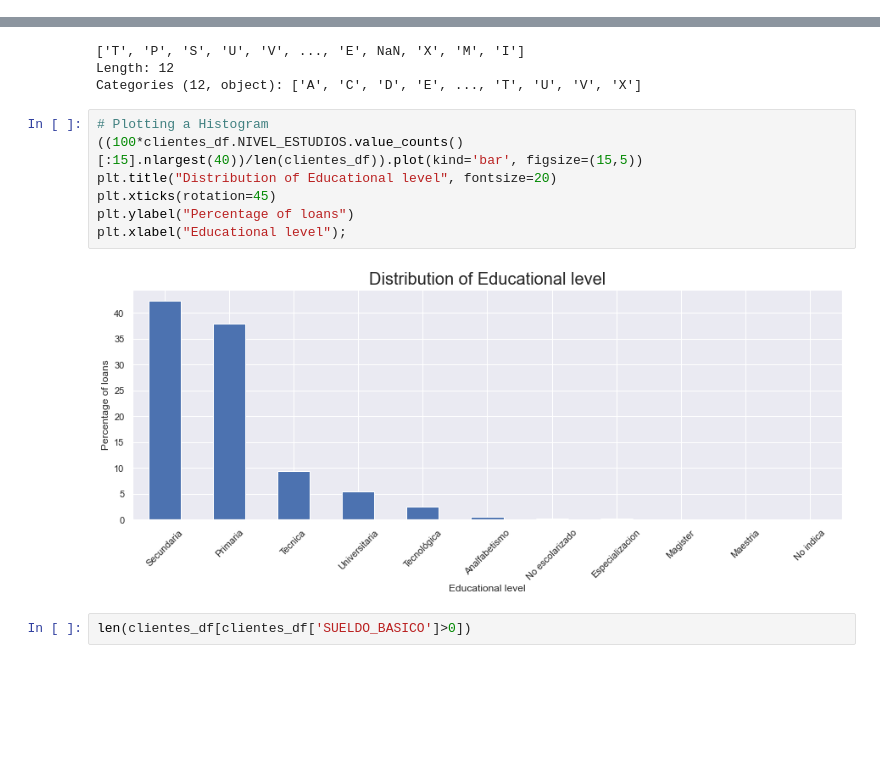
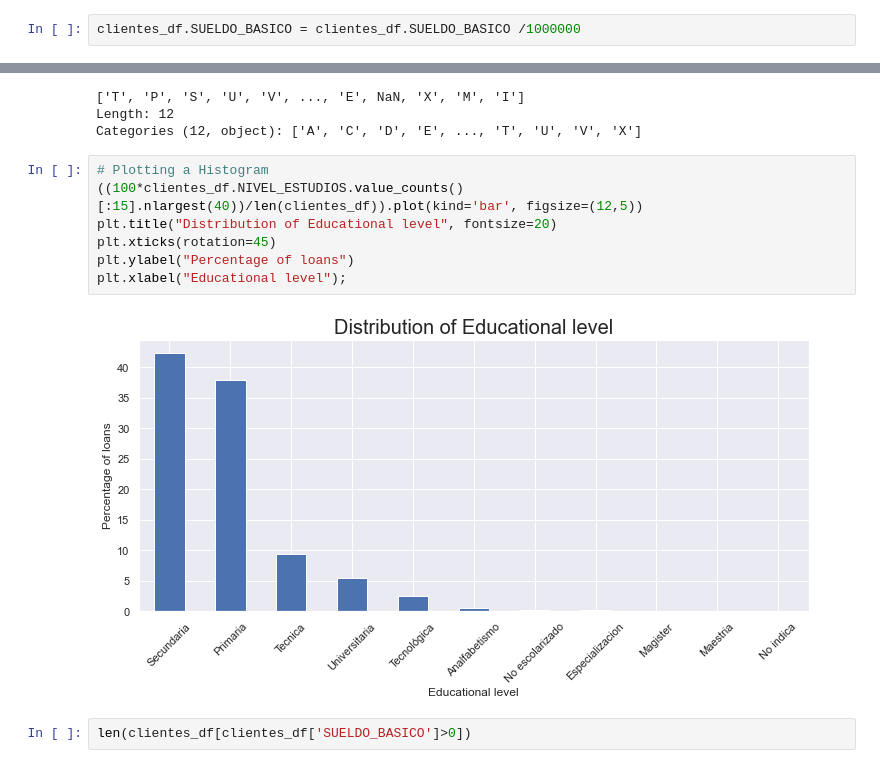
Before and after one commit to hdt94/ds4a-project, a Jupyter notebook: analytics/exploring/EDA_Clientes.ipynb, the cells around one changed output, grey strips where cells are left out. Cells and saved outputs as stored; diff of their text form; blank space fills up the shorter version.

```diff
--- a/analytics/exploring/EDA_Clientes.ipynb
+++ b/analytics/exploring/EDA_Clientes.ipynb
@@ -89,3 +89,5 @@ clientes_df.head()
 | 2 | FA2274 | 45 | 2.0 | YOPAL |1 | Microfinanciero | 0.0 | Negocio o Microempresa |NM | ... |
 | 3 | FA22995 | 44 | 1.0 | YOPAL |1 | Microfinanciero | 0.0 | Negocio o Microempresa |NM | ... |
 | 4 | FA15635 | 51 | 3.0 | YOPAL |1 | Microfinanciero | 14104888.0 | Negocio o Microempresa |NM | ... |
+# %%
+clientes_df.SUELDO_BASICO = clientes_df.SUELDO_BASICO /1000000
@@ -216,13 +253,13 @@ Length: 12
 Categories (12, object): ['A', 'C', 'D', 'E', ..., 'T', 'U', 'V', 'X']
 # %%
 # Plotting a Histogram
-((100*clientes_df.NIVEL_ESTUDIOS.value_counts()[:15].nlargest(40))/len(clientes_df)).plot(kind='bar', figsize=(15,5))
+((100*clientes_df.NIVEL_ESTUDIOS.value_counts()[:15].nlargest(40))/len(clientes_df)).plot(kind='bar', figsize=(12,5))
 plt.title("Distribution of Educational level", fontsize=20)
 plt.xticks(rotation=45)
 plt.ylabel("Percentage of loans")
 plt.xlabel("Educational level");
 # %% [output]
-[figure, old version]
+[figure, new version]
 # %%
 len(clientes_df[clientes_df['SUELDO_BASICO']>0])
 # %% [output]
```
Also changed, not shown: parts of 9 cells of this notebook, 4 other files.
